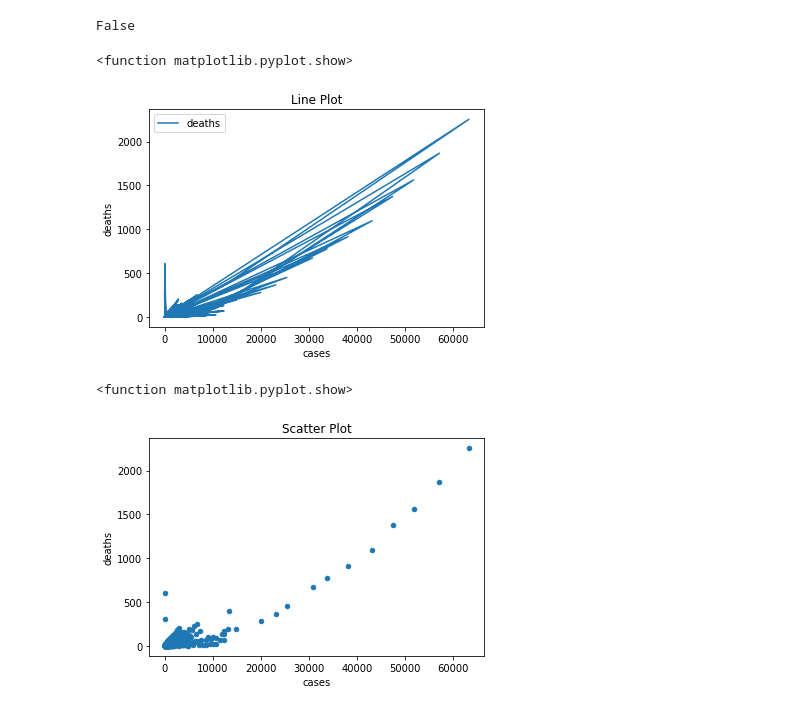
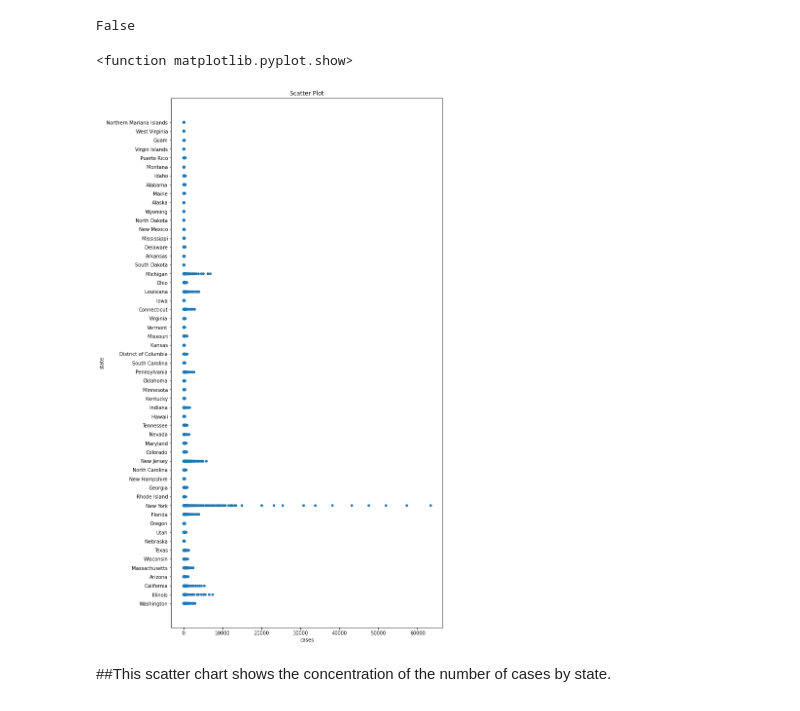
Before and after one commit to marcusmayo/Data-Visualizations, a Jupyter notebook: Data_Visualizations.ipynb, the cells around one changed output. Drawn from its saved outputs; the diff is of its cells as text; code cells hidden in the pictures.

```diff
--- a/Data_Visualizations.ipynb
+++ b/Data_Visualizations.ipynb
@@ -118,26 +118,17 @@ False
 # %%
 #Rename Dataframe to not overwrite original
 #Execute code
 #Pick two columns
-Counties3=Counties2.plot.line(x='cases', y='deaths')
+Counties3=Counties2.plot.scatter(x='cases', y='state')
 
-plt.title('Line Plot')
+plt.rcParams['figure.figsize']={20,10}
+
+plt.title('Scatter Plot')
 plt.xlabel('cases')
-plt.ylabel('deaths')
+plt.ylabel('state')
 plt.show
 # %% [output]
 <function matplotlib.pyplot.show>
-[figure, old version]
+[figure, new version]
-# %%
-#Rename Dataframe to not overwrite original
-#Execute code
-#Pick two columns
-Counties3=Counties2.plot.scatter(x='cases', y='deaths')
-
-plt.title('Scatter Plot')
-plt.xlabel('cases')
-plt.ylabel('deaths')
-plt.show
-# %% [output]
-<function matplotlib.pyplot.show>
-[figure, removed]
+# %% [markdown]
+##This scatter chart shows the concentration of the number of cases by state.
```
